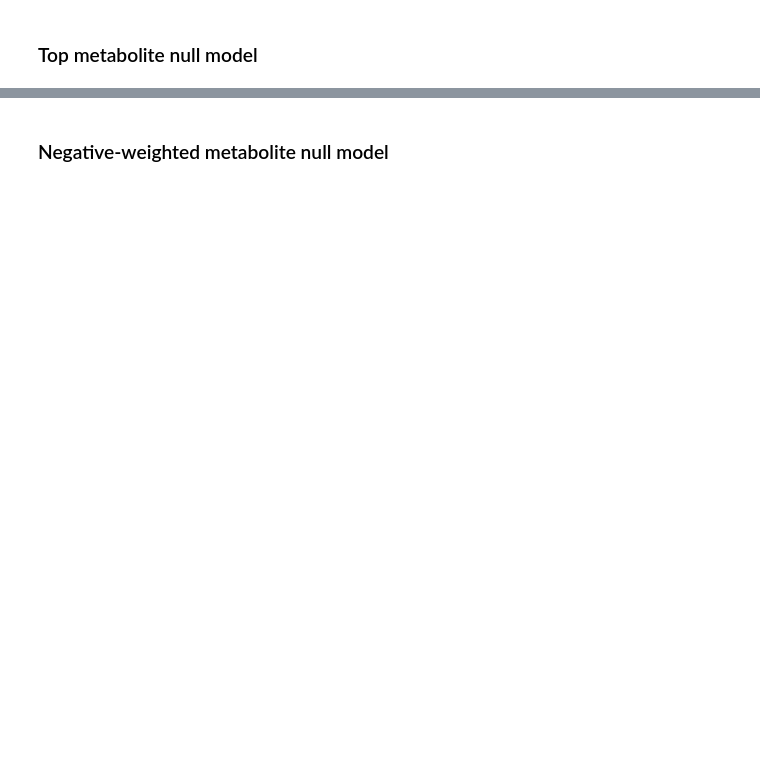
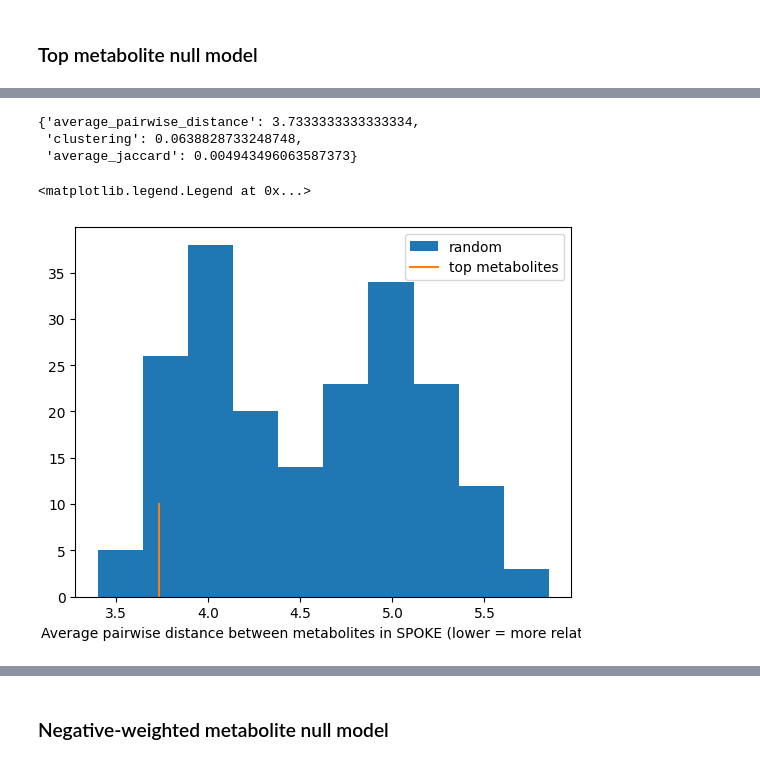
Before and after one commit to yjzhang/kg_feature_engineering, a Jupyter notebook: notebooks/null_model.ipynb, the cells around one changed output, grey strips where cells are left out. Cells and saved outputs as stored; diff of their text form; code cells hidden in the pictures; blank space fills up the shorter version.

```diff
--- a/notebooks/null_model.ipynb
+++ b/notebooks/null_model.ipynb
@@ -131,6 +131,9 @@ low_chems_kegg_spoke_ids
 high_chems_spoke_ids = high_chems_spoke_ids + high_chems_kegg_spoke_ids
 # %%
 low_chems_spoke_ids = low_chems_spoke_ids + low_chems_kegg_spoke_ids
+# %%
+high_chems_spoke_ids = [x[1] for x in high_chems_spoke_ids]
+low_chems_spoke_ids = [x[1] for x in low_chems_spoke_ids]
 # %% [markdown]
 ## Compare node stats to a random model
 
@@ -264,7 +277,7 @@ plt.legend()
 n_rands = 100
 all_stats_high_mets = []
 for i in range(n_rands):
-    random_prots = kgfe.graph_info.random_nodes_in_category(spoke_graph_ud, 'Compound', len(high_mets_spoke_ids))
+    random_prots = kgfe.graph_info.random_nodes_in_category(spoke_graph_ud, 'Compound', len(high_chems_spoke_ids))
     random_prots = [x[0] for x in random_prots]
     try:
         stats = kgfe.explanations.graph_node_stats(spoke_graph_ud, random_prots)
@@ -277,11 +304,19 @@ random_stats
 # %%
-high_prots_stats = kgfe.explanations.graph_node_stats(spoke_graph_ud, high_me)
+high_mets_stats = kgfe.explanations.graph_node_stats(spoke_graph_ud, high_chems_spoke_ids)
+high_mets_stats
+# %% [output]
+{'average_pairwise_distance': 3.7333333333333334,
+ 'clustering': 0.0638828733248748,
+ 'average_jaccard': 0.004943496063587373}
 # %%
 import matplotlib.pyplot as plt
 # %%
 plt.hist(random_stats.average_pairwise_distance, bins=10, label='random')
-plt.plot([high_prots_stats['average_pairwise_distance'], high_prots_stats['average_pairwise_distance']], [0, 10], label='top proteins')
-plt.xlabel('Average pairwise distance between proteins in SPOKE (lower = more related)')
+plt.plot([high_mets_stats['average_pairwise_distance'], high_mets_stats['average_pairwise_distance']], [0, 10], label='top metabolites')
+plt.xlabel('Average pairwise distance between metabolites in SPOKE (lower = more related)')
 plt.legend()
+# %% [output]
+<matplotlib.legend.Legend at 0x...>
+[figure, added]
 # %%
 plt.hist(random_stats.average_jaccard, bins=10, label='random')
```
Also changed, not shown: parts of 19 cells of this notebook, 2 other files.
